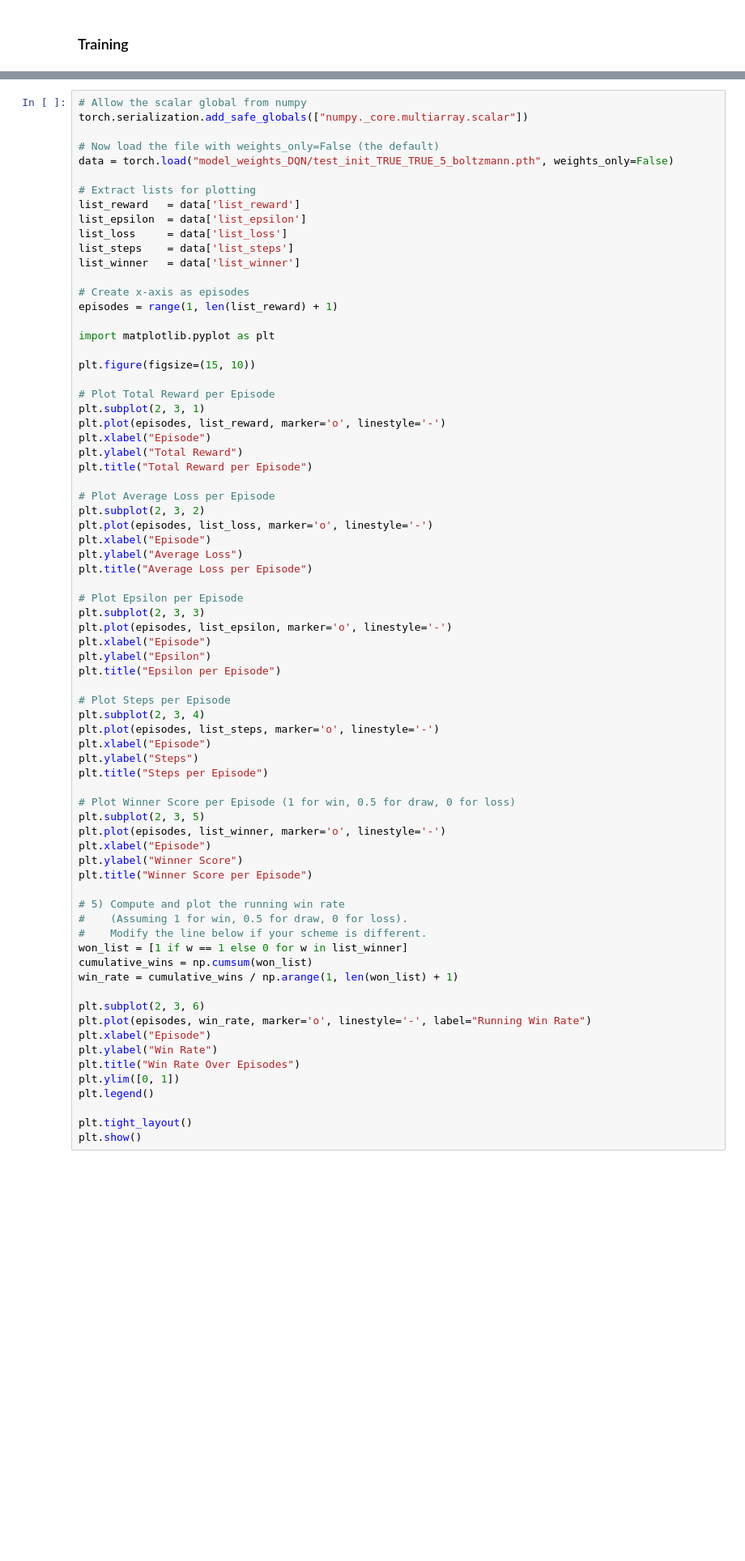
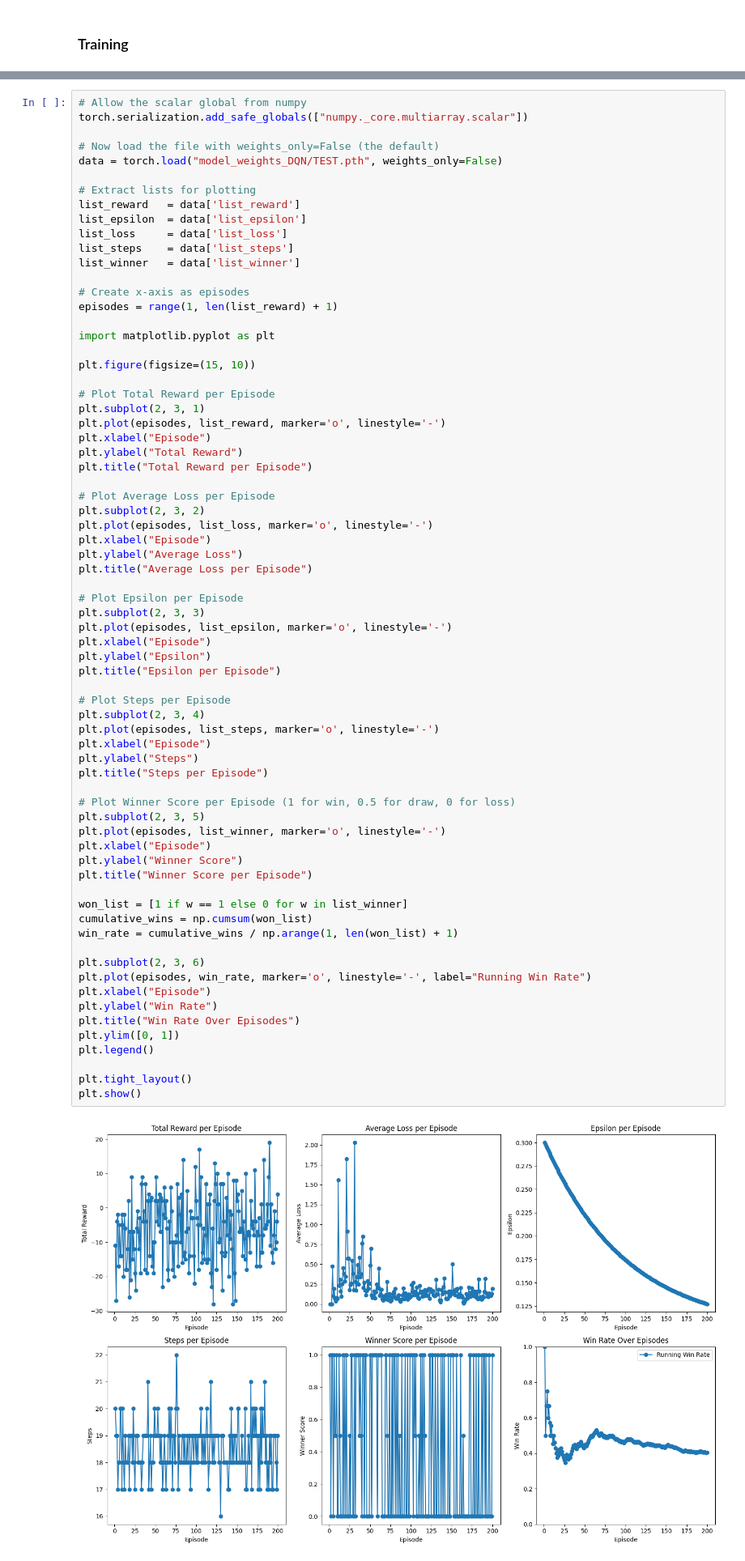
Before and after one commit to gabriel-mercier/Cathedral-RL-CL, a Jupyter notebook: DQN.ipynb, the cells around one changed output, grey strips where cells are left out. Shown at 81% size. Saved outputs shown, nothing was run; the diff lists cells and outputs as text; blank space fills up the shorter version.

```diff
--- a/DQN.ipynb
+++ b/DQN.ipynb
@@ -438,7 +442,7 @@ plt.show()
 torch.serialization.add_safe_globals(["numpy._core.multiarray.scalar"])
 
 # Now load the file with weights_only=False (the default)
-data = torch.load("model_weights_DQN/test_init_TRUE_TRUE_5_boltzmann.pth", weights_only=False)
+data = torch.load("model_weights_DQN/TEST.pth", weights_only=False)
 
 # Extract lists for plotting
 list_reward   = data['list_reward']
@@ -476,35 +480,34 @@ plt.ylabel("Epsilon")
 plt.title("Epsilon per Episode")
 
 # Plot Steps per Episode
 plt.subplot(2, 3, 4)
 plt.plot(episodes, list_steps, marker='o', linestyle='-')
 plt.xlabel("Episode")
 plt.ylabel("Steps")
 plt.title("Steps per Episode")
 
 # Plot Winner Score per Episode (1 for win, 0.5 for draw, 0 for loss)
 plt.subplot(2, 3, 5)
 plt.plot(episodes, list_winner, marker='o', linestyle='-')
 plt.xlabel("Episode")
 plt.ylabel("Winner Score")
 plt.title("Winner Score per Episode")
 
-# 5) Compute and plot the running win rate
-#    (Assuming 1 for win, 0.5 for draw, 0 for loss).
-#    Modify the line below if your scheme is different.
 won_list = [1 if w == 1 else 0 for w in list_winner]
 cumulative_wins = np.cumsum(won_list)
 win_rate = cumulative_wins / np.arange(1, len(won_list) + 1)
 
 plt.subplot(2, 3, 6)
 plt.plot(episodes, win_rate, marker='o', linestyle='-', label="Running Win Rate")
 plt.xlabel("Episode")
 plt.ylabel("Win Rate")
 plt.title("Win Rate Over Episodes")
 plt.ylim([0, 1])
 plt.legend()
 
 plt.tight_layout()
 plt.show()
+# %% [output]
+[figure, added]
 # %% [markdown]
 ### Evaluate
```
Also changed, not shown: parts of 14 cells of this notebook.
